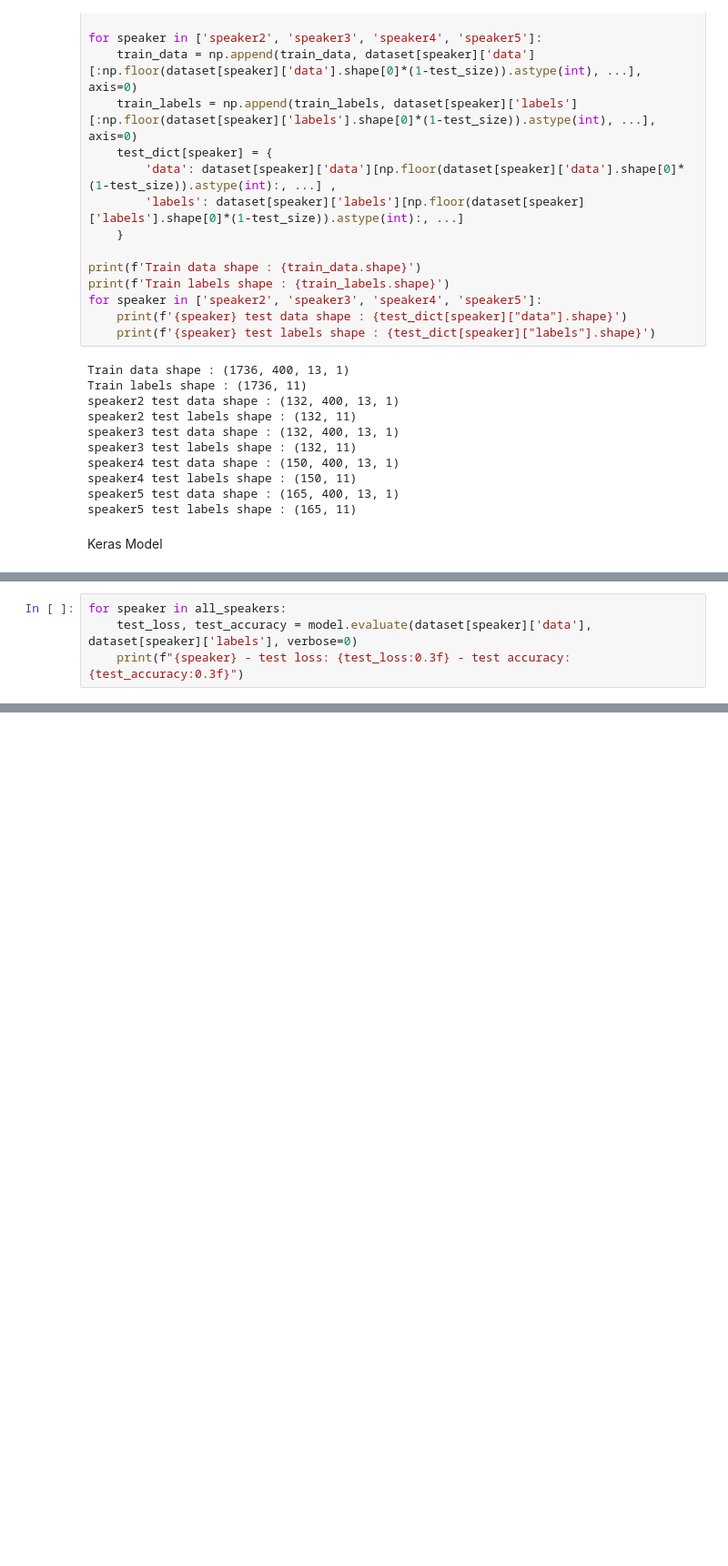
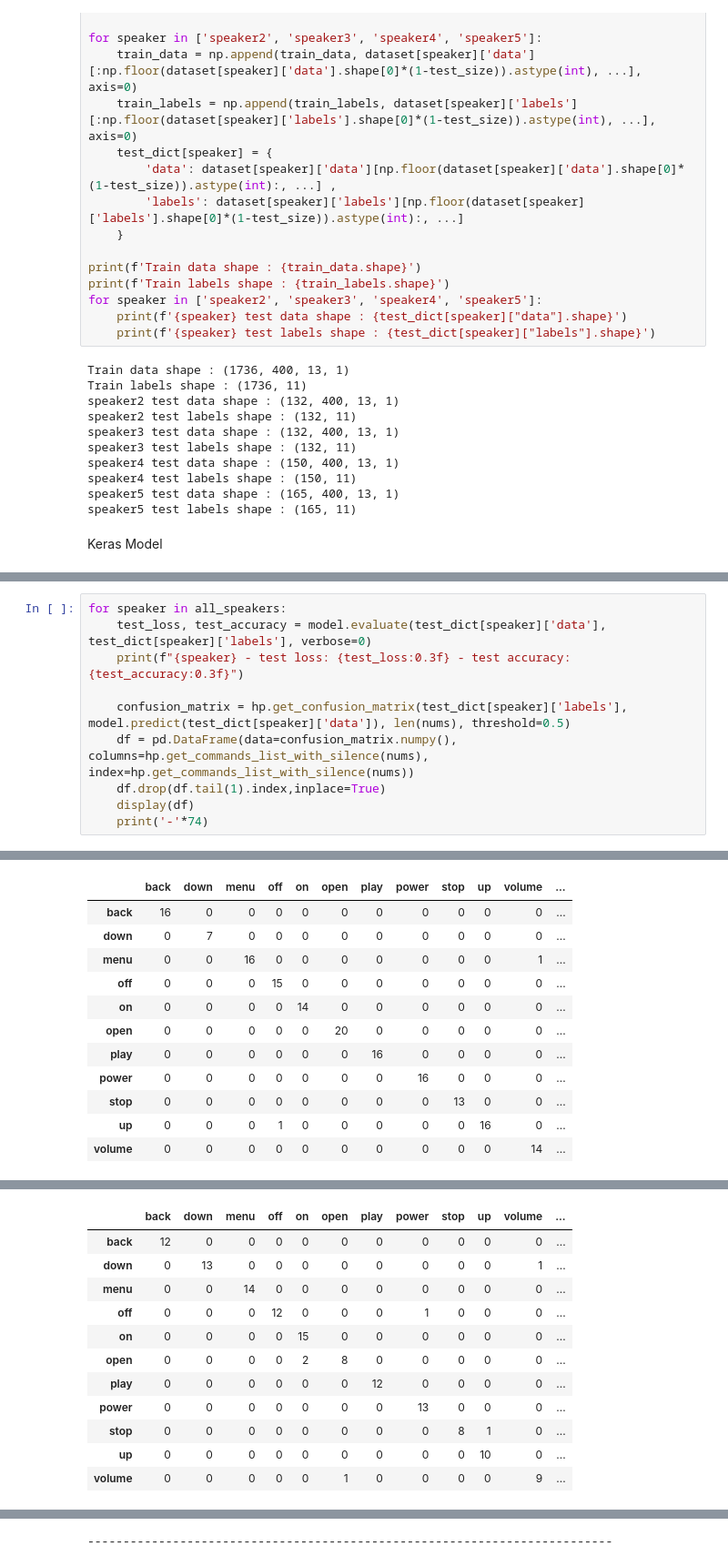
Before and after one commit to polotent/boxy, a Jupyter notebook: boxy.ipynb, the cells around one changed output, grey strips where cells are left out. Shown at 91% size. Saved outputs shown, nothing was run; the diff lists cells and outputs as text; blank space fills up the shorter version.

```diff
--- a/boxy.ipynb
+++ b/boxy.ipynb
@@ -166,5 +237,11 @@ Epoch 00030: early stopping
 # %%
 for speaker in all_speakers:
-    test_loss, test_accuracy = model.evaluate(dataset[speaker]['data'], dataset[speaker]['labels'], verbose=0)
+    test_loss, test_accuracy = model.evaluate(test_dict[speaker]['data'], test_dict[speaker]['labels'], verbose=0)
     print(f"{speaker} - test loss: {test_loss:0.3f} - test accuracy: {test_accuracy:0.3f}")
+
+    confusion_matrix = hp.get_confusion_matrix(test_dict[speaker]['labels'], model.predict(test_dict[speaker]['data']), len(nums), threshold=0.5)
+    df = pd.DataFrame(data=confusion_matrix.numpy(), columns=hp.get_commands_list_with_silence(nums), index=hp.get_commands_list_with_silence(nums))
+    df.drop(df.tail(1).index,inplace=True)
+    display(df)
+    print('-'*74)
 # %% [output]
@@ -175,0 +249,12 @@ speaker5 - test loss: 0.146 - test accuracy: 0.978
+|  | back | down | menu | off | on | open | play | power | stop | up | volume | ... |
+| back | 16 | 0 | 0 | 0 | 0 | 0 | 0 | 0 | 0 | 0 | 0 | ... |
+| down | 0 | 7 | 0 | 0 | 0 | 0 | 0 | 0 | 0 | 0 | 0 | ... |
+| menu | 0 | 0 | 16 | 0 | 0 | 0 | 0 | 0 | 0 | 0 | 1 | ... |
+| off | 0 | 0 | 0 | 15 | 0 | 0 | 0 | 0 | 0 | 0 | 0 | ... |
+| on | 0 | 0 | 0 | 0 | 14 | 0 | 0 | 0 | 0 | 0 | 0 | ... |
+| open | 0 | 0 | 0 | 0 | 0 | 20 | 0 | 0 | 0 | 0 | 0 | ... |
+| play | 0 | 0 | 0 | 0 | 0 | 0 | 16 | 0 | 0 | 0 | 0 | ... |
+| power | 0 | 0 | 0 | 0 | 0 | 0 | 0 | 16 | 0 | 0 | 0 | ... |
+| stop | 0 | 0 | 0 | 0 | 0 | 0 | 0 | 0 | 13 | 0 | 0 | ... |
+| up | 0 | 0 | 0 | 1 | 0 | 0 | 0 | 0 | 0 | 16 | 0 | ... |
+| volume | 0 | 0 | 0 | 0 | 0 | 0 | 0 | 0 | 0 | 0 | 14 | ... |
@@ -175,0 +263,12 @@ speaker5 - test loss: 0.146 - test accuracy: 0.978
+|  | back | down | menu | off | on | open | play | power | stop | up | volume | ... |
+| back | 12 | 0 | 0 | 0 | 0 | 0 | 0 | 0 | 0 | 0 | 0 | ... |
+| down | 0 | 13 | 0 | 0 | 0 | 0 | 0 | 0 | 0 | 0 | 1 | ... |
+| menu | 0 | 0 | 14 | 0 | 0 | 0 | 0 | 0 | 0 | 0 | 0 | ... |
+| off | 0 | 0 | 0 | 12 | 0 | 0 | 0 | 1 | 0 | 0 | 0 | ... |
+| on | 0 | 0 | 0 | 0 | 15 | 0 | 0 | 0 | 0 | 0 | 0 | ... |
+| open | 0 | 0 | 0 | 0 | 2 | 8 | 0 | 0 | 0 | 0 | 0 | ... |
+| play | 0 | 0 | 0 | 0 | 0 | 0 | 12 | 0 | 0 | 0 | 0 | ... |
+| power | 0 | 0 | 0 | 0 | 0 | 0 | 0 | 13 | 0 | 0 | 0 | ... |
+| stop | 0 | 0 | 0 | 0 | 0 | 0 | 0 | 0 | 8 | 1 | 0 | ... |
+| up | 0 | 0 | 0 | 0 | 0 | 0 | 0 | 0 | 0 | 10 | 0 | ... |
+| volume | 0 | 0 | 0 | 0 | 0 | 1 | 0 | 0 | 0 | 0 | 9 | ... |
@@ -175,0 +317 @@ speaker5 - test loss: 0.146 - test accuracy: 0.978
+--------------------------------------------------------------------------
```
Also changed, not shown: parts of 5 cells of this notebook, 11 other files.
